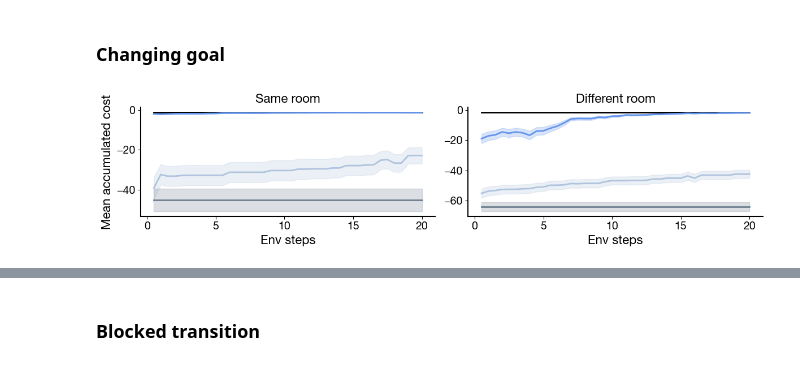
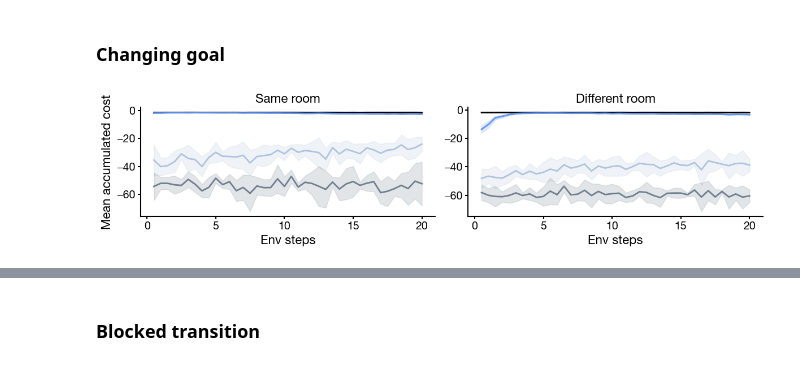
Before and after one commit to arminbazza/Default-Features, a Jupyter notebook: src/make_figs.ipynb, the cells around one changed output, grey strips where cells are left out. Saved outputs shown, nothing was run; the diff lists cells and outputs as text; code cells hidden in the pictures.

```diff
--- a/src/make_figs.ipynb
+++ b/src/make_figs.ipynb
@@ -501,0 +685,13 @@ plt.show()
+# %%
+MODELS = {
+    "woodbury_full_exact": "Model-based (exact)",
+    "dfr_td_combined":     "DFR-TD (M₁+M₂−I)",
+    "dfr_td_M1_only":      "DFR-TD (M₁ only)",
+    "dfr_td_M2_only":      "DFR-TD (M₂ only)",
+}
+COLORS = {
+    "woodbury_full_exact": "black",
+    "dfr_td_combined":     "cornflowerblue",
+    "dfr_td_M1_only":      "lightsteelblue",
+    "dfr_td_M2_only":      "slategrey",
+}
@@ -501,0 +750,4 @@ plt.show()
+# %%
+for key, label in MODELS.items():
+    mean, band = run_curves(data, key, cost_scale=1.0)
+    print(f"{label:<20s} {mean[-1]:8.2f} ± {band[-1]:.2f} steps")
@@ -504,44 +761,39 @@ plt.show()
 # %% [markdown]
 ### Changing goal
 # %%
-data_goal = np.load(DATA_DIR / "planning_4room" / "goal" / "learning_curves_highlr.npz")
+data_goal = np.load(DATA_DIR / "planning_4room" / "goal" / "learning_curves_multiseed.npz")
 
-save_path = FIG_DIR / 'planning/plan_4room_goal_cost_highlr.png'
-# save_path = None
+# save_path = FIG_DIR / 'planning/plan_4room_goal.png'
+save_path = None
 
 steps = data_goal["checkpoint_steps"] / 1000
 
 fig, axes = plt.subplots(1, 2, figsize=(12, 3), sharey=False)
 titles    = ["Same room", "Different room"]
 suffixes  = ["same", "diff"]
 
 for ax, title, suffix in zip(axes, titles, suffixes):
     for key, label in MODELS.items():
-        raw = data_goal[f"{key}_{suffix}"].astype(float)   # (n_pairs, n_checkpoints, n_trials)
-        costs = -0.1 * raw
-
-        # flatten pairs and trials → (n_checkpoints, n_pairs * n_trials)
-        n_pairs, n_ckpt, n_trials = costs.shape
-        flat  = costs.transpose(1, 0, 2).reshape(n_ckpt, -1)
-        mean  = flat.mean(axis=1)
-        sem   = flat.std(axis=1) / np.sqrt(flat.shape[1])
+        # (n_runs, n_pairs, n_checkpoints, n_trials) -> averaged over pairs and
+        # trials within a run, then mean and CI across the run-means
+        mean, band = run_curves(data_goal, f"{key}_{suffix}")
 
         ax.plot(steps, mean, color=COLORS[key], lw=2, label=label)
-        ax.fill_between(steps, mean - sem, mean + sem,
-                        color=COLORS[key], alpha=0.25)
+        ax.fill_between(steps, mean - band, mean + band,
+                        color=COLORS[key], alpha=0.2)
 
     ax.set_xlabel("Env steps", fontsize=16)
     if title == "Same room":
         ax.set_ylabel("Mean accumulated cost", fontsize=16)
     ax.set_title(title, fontsize=16)
     ax.tick_params(labelsize=14)
     ax.spines[["top", "right"]].set_visible(False)
 
 plt.tight_layout()
 
 if save_path is not None:
     plt.savefig(save_path, bbox_inches='tight', dpi=300)
 
 plt.show()
 # %% [output]
-[figure, old version]
+[figure, new version]
```
Also changed, not shown: parts of 34 cells of this notebook.
